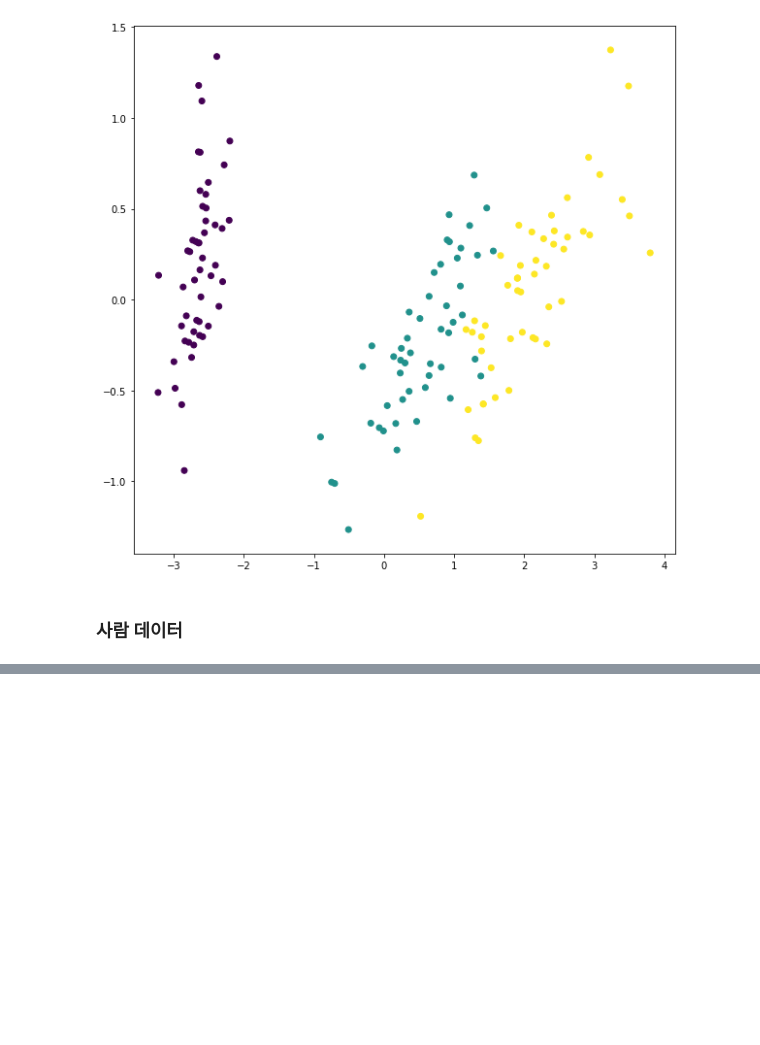
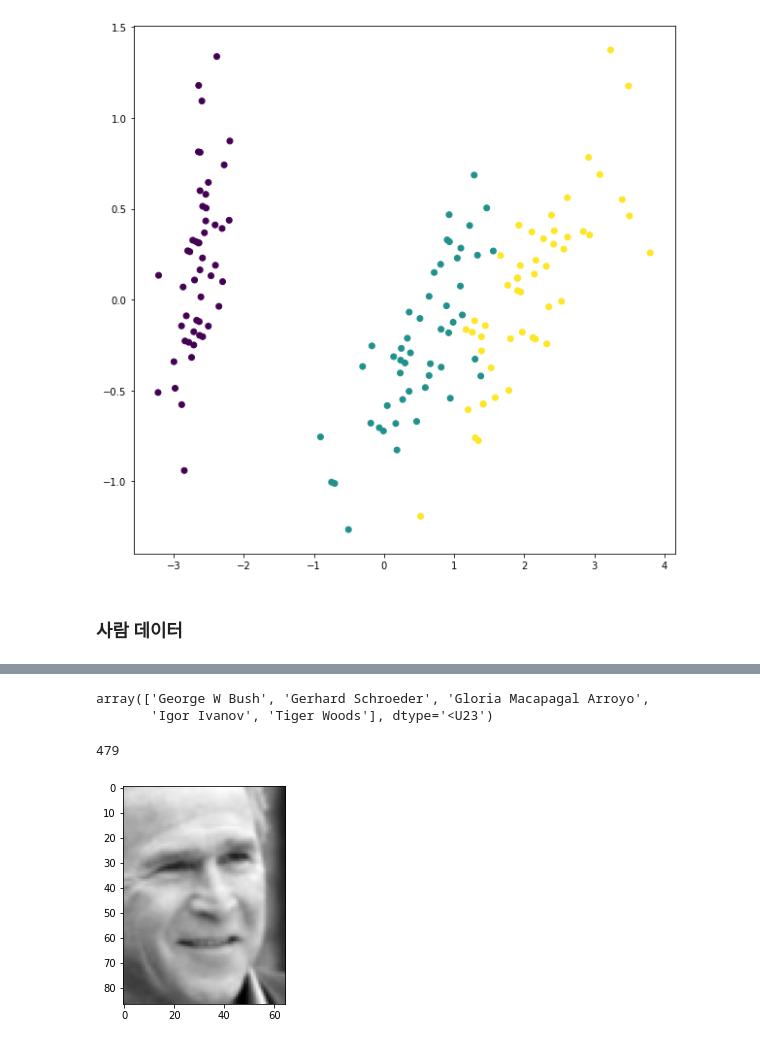
Before and after one commit to Shaharen/MachineLearning, a Jupyter notebook: Ex07_비지도학습.ipynb, the cells around one changed output, grey strips where cells are left out. Saved outputs shown, nothing was run; the diff lists cells and outputs as text; code cells hidden in the pictures; blank space fills up the shorter version.

```diff
--- a/Ex07_비지도학습.ipynb
+++ b/Ex07_비지도학습.ipynb
@@ -139,0 +168,14 @@ people = fetch_lfw_people(min_faces_per_person = 20, resize = 0.7)
+# %%
+people.target_names
+# %% [output]
+array(['George W Bush', 'Gerhard Schroeder', 'Gloria Macapagal Arroyo',
+       'Igor Ivanov', 'Tiger Woods'], dtype='<U23')
+# %%
+len(people.images)
+# %% [output]
+479
+# %%
+plt.imshow(people.images[0] , cmap = 'gray')
+plt.show()
+# %% [output]
+[figure, added]
```
Also changed, not shown: parts of 3 cells of this notebook.
